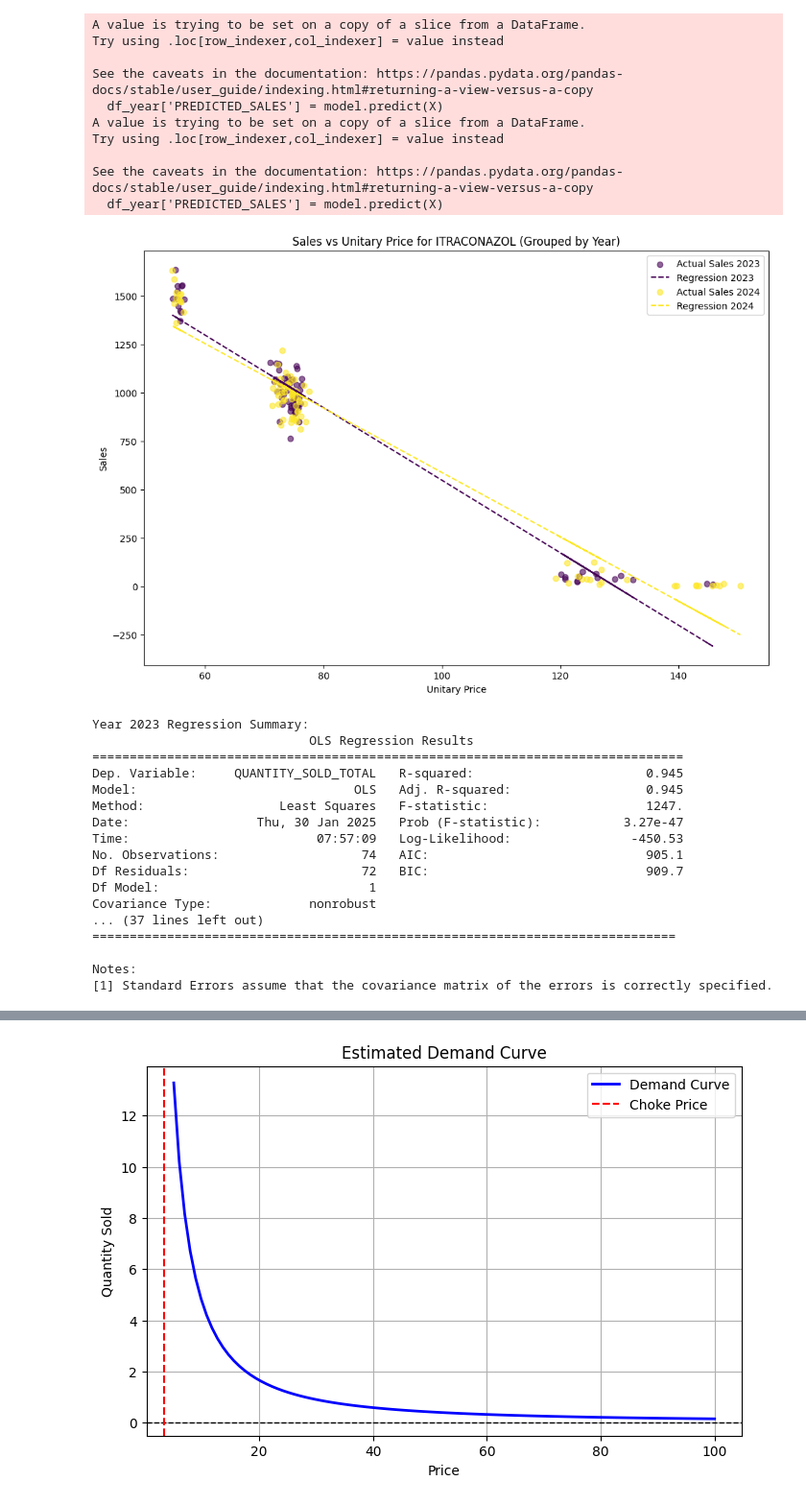
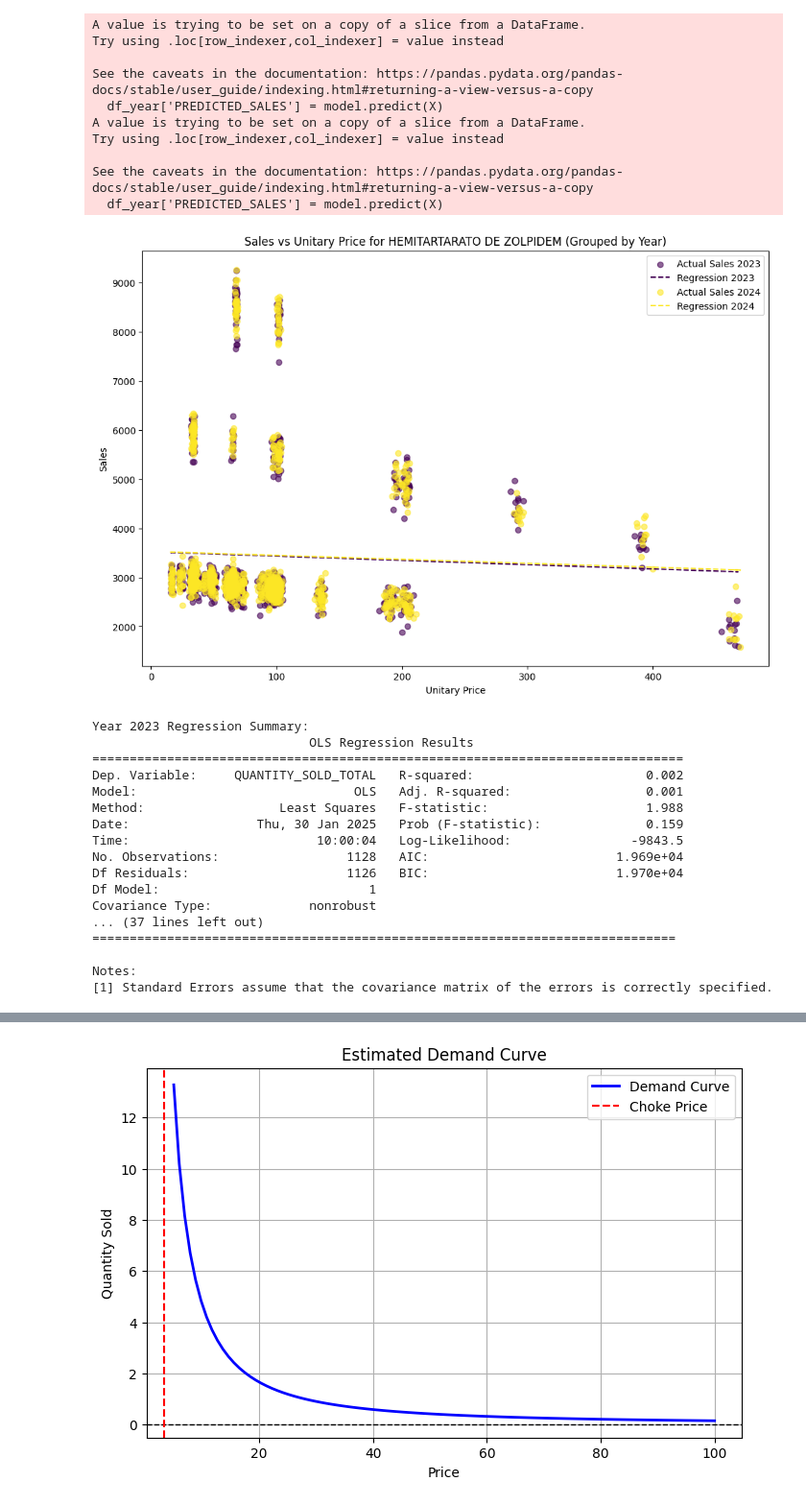
Before and after one commit to Jailsonrs/PricingSLM, a Jupyter notebook: models/modelling.ipynb, the cells around one changed output, grey strips where cells are left out. Shown: that part at 96% size. Saved outputs shown, nothing was run; the diff lists cells and outputs as text; code cells hidden in the pictures.

```diff
--- a/models/modelling.ipynb
+++ b/models/modelling.ipynb
@@ -18,0 +38,24 @@ df_train_less_500k = df_train[df_train['UNITARY_PRICE']<500]
+# %%
+# Generate a slope for each unique product in order of appearance
+
+intercept = 40
+error_std = 5
+product_slopes = pd.Series(
+    np.random.uniform(-1, 0.4, size = df_train_less_500k['PRODUTO'].nunique()),
+    index=df_train_less_500k['PRODUTO'].unique()
+)
+
+# Generate noise for each product group (aligned with original DataFrame)
+noise = df_train_less_500k.groupby('PRODUTO', sort=False)['PRODUTO'].transform(
+    lambda x: np.random.normal(60, 25, len(x))
+)
+
+# Vectorized computation of QUANTITY_SOLD with non-negativity constraint
+df_train_less_500k['QUANTITY_SOLD'] = np.maximum(
+    0,  # Ensure quantity sold is at least 0
+    np.round(  # Round to nearest integer
+        intercept
+        + df_train_less_500k['PRODUTO'].map(product_slopes) * df_train_less_500k['UNITARY_PRICE']
+        + noise
+    )
+)
@@ -19,5 +68,7 @@ df_train_less_500k = df_train[df_train['UNITARY_PRICE']<500]
 # %%
 df_train_less_500k["REVENUE"] = df_train_less_500k["UNITARY_PRICE"] * df_train_less_500k["QUANTITY_SOLD"]
+df_train_less_500k["PROFIT"] = (df_train_less_500k["UNITARY_PRICE"] - df_train_less_500k["PMC Sem Imposto"]) * df_train_less_500k["QUANTITY_SOLD"]
+df_train_less_500k
 # %% [output]
 A value is trying to be set on a copy of a slice from a DataFrame.
 Try using .loc[row_indexer,col_indexer] = value instead
@@ -60,7 +99,8 @@ df_train_less_500k_positive_sales = df_train_less_500k[df_train_less_500k['QUANT
 df_train_grouped = df_train_less_500k_positive_sales.groupby(["PRODUTO","PMC Sem Imposto","month","year","LABORATÓRIO", "CLASSE TERAPÊUTICA","TARJA"]).agg(
     UNITARY_PRICE_MEAN=("UNITARY_PRICE", "mean"),
     QUANTITY_SOLD_TOTAL=("QUANTITY_SOLD", "sum"),
-    TOTAL_REVENUE=("REVENUE", "sum")).reset_index()
+    TOTAL_REVENUE=("REVENUE", "sum"),
+    TOTAL_PROFIT = ("PROFIT", "sum")).reset_index()
 
 df_train_grouped[df_train_grouped['PRODUTO'] == 'TOLREST']
 # %% [output]
@@ -100,7 +140,7 @@ df_train_grouped.sample(20)
 # %%
 #Choose one product, for example, 'BAYCUTEN N'
 
-product_name = 'TOLREST'
+product_name = 'A SAÚDE DA MULHER'
 df_product = df_train_grouped[df_train_grouped['PRODUTO'] == product_name]
 
 # Fit an OLS model
@@ -182,7 +222,7 @@ import statsmodels.api as sm
 # Assuming your data has a 'YEAR' column. If not, create it from a date column:
 # df_train_grouped['YEAR'] = pd.to_datetime(df_train_grouped['DATE']).dt.year
 
-product_name = 'ITRACONAZOL'
+product_name = 'HEMITARTARATO DE ZOLPIDEM'
 df_product = df_train_grouped[df_train_grouped['PRODUTO'] == product_name]
 
 # Check if data exists
@@ -224,44 +264,44 @@ for idx, year in enumerate(years):
         color=colors[idx],
         linestyle='--',
         label=f'Regression {year}'
     )
 
 # Add labels and legend
 plt.xlabel('Unitary Price')
 plt.ylabel('Sales')
 plt.title(f'Sales vs Unitary Price for {product_name} (Grouped by Year)')
 plt.legend()
 plt.show()
 
 # Optional: Print model summaries
 for year in years:
     df_year = df_product[df_product['year'] == year]
     X = sm.add_constant(df_year['UNITARY_PRICE_MEAN'])
     model = sm.OLS(df_year['QUANTITY_SOLD_TOTAL'], X).fit()
     print(f"\nYear {year} Regression Summary:")
     print(model.summary())
 # %% [output]
 A value is trying to be set on a copy of a slice from a DataFrame.
 Try using .loc[row_indexer,col_indexer] = value instead
 
 See the caveats in the documentation: https://pandas.pydata.org/pandas-docs/stable/user_guide/indexing.html#returning-a-view-versus-a-copy
   df_year['PREDICTED_SALES'] = model.predict(X)
 A value is trying to be set on a copy of a slice from a DataFrame.
 Try using .loc[row_indexer,col_indexer] = value instead
 
 See the caveats in the documentation: https://pandas.pydata.org/pandas-docs/stable/user_guide/indexing.html#returning-a-view-versus-a-copy
   df_year['PREDICTED_SALES'] = model.predict(X)
-[figure, old version]
+[figure, new version]
 Year 2023 Regression Summary:
                              OLS Regression Results
 ===============================================================================
-Dep. Variable:     QUANTITY_SOLD_TOTAL   R-squared:                       0.945
-Model:                             OLS   Adj. R-squared:                  0.945
-Method:                  Least Squares   F-statistic:                     1247.
-Date:                 Thu, 30 Jan 2025   Prob (F-statistic):           3.27e-47
-Time:                         07:57:09   Log-Likelihood:                -450.53
-No. Observations:                   74   AIC:                             905.1
-Df Residuals:                       72   BIC:                             909.7
+Dep. Variable:     QUANTITY_SOLD_TOTAL   R-squared:                       0.002
+Model:                             OLS   Adj. R-squared:                  0.001
+Method:                  Least Squares   F-statistic:                     1.988
+Date:                 Thu, 30 Jan 2025   Prob (F-statistic):              0.159
+Time:                         10:00:04   Log-Likelihood:                -9843.5
+No. Observations:                 1128   AIC:                         1.969e+04
+Df Residuals:                     1126   BIC:                         1.970e+04
 Df Model:                            1
 Covariance Type:             nonrobust
 ... (37 lines left out)
```
Also changed, not shown: parts of 14 cells of this notebook.
